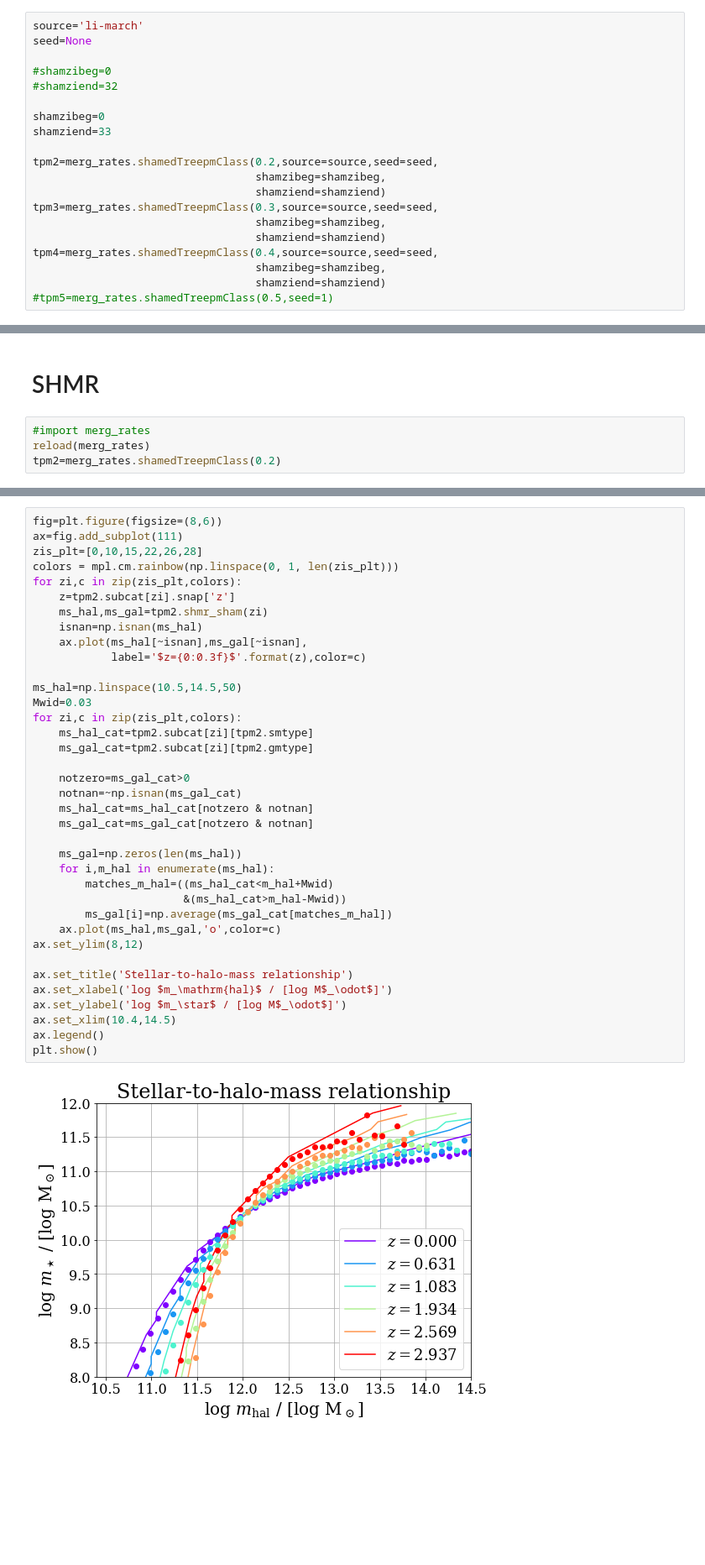
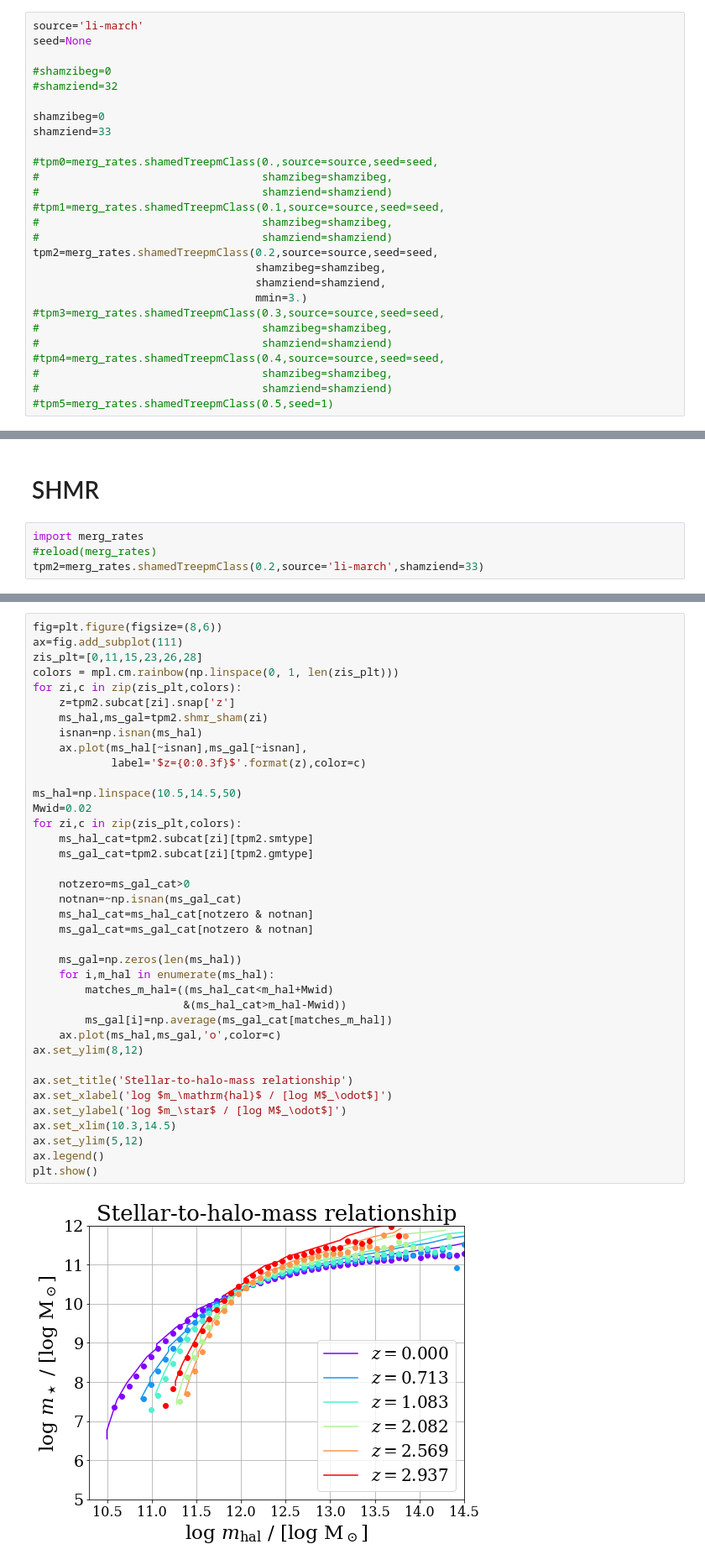
Before and after one commit to patricks1/mergers, a Jupyter notebook: halmassf.ipynb, the cells around one changed output, grey strips where cells are left out. Shown at 84% size. Saved outputs shown, nothing was run; the diff lists cells and outputs as text; blank space fills up the shorter version.

```diff
--- a/halmassf.ipynb
+++ b/halmassf.ipynb
@@ -38,15 +38,22 @@ seed=None
 shamzibeg=0
 shamziend=33
 
+#tpm0=merg_rates.shamedTreepmClass(0.,source=source,seed=seed,
+#                                  shamzibeg=shamzibeg,
+#                                  shamziend=shamziend)
+#tpm1=merg_rates.shamedTreepmClass(0.1,source=source,seed=seed,
+#                                  shamzibeg=shamzibeg,
+#                                  shamziend=shamziend)
 tpm2=merg_rates.shamedTreepmClass(0.2,source=source,seed=seed,
                                   shamzibeg=shamzibeg,
-                                  shamziend=shamziend)
-tpm3=merg_rates.shamedTreepmClass(0.3,source=source,seed=seed,
-                                  shamzibeg=shamzibeg,
-                                  shamziend=shamziend)
-tpm4=merg_rates.shamedTreepmClass(0.4,source=source,seed=seed,
-                                  shamzibeg=shamzibeg,
-                                  shamziend=shamziend)
+                                  shamziend=shamziend,
+                                  mmin=3.)
+#tpm3=merg_rates.shamedTreepmClass(0.3,source=source,seed=seed,
+#                                  shamzibeg=shamzibeg,
+#                                  shamziend=shamziend)
+#tpm4=merg_rates.shamedTreepmClass(0.4,source=source,seed=seed,
+#                                  shamzibeg=shamzibeg,
+#                                  shamziend=shamziend)
 #tpm5=merg_rates.shamedTreepmClass(0.5,seed=1)
 # %% [output]
 # in merg_rates.shamedTreepm():
@@ -397,9 +1079,9 @@ for zi in 2*np.arange(34/2):
 # %% [markdown]
 # SHMR
 # %%
-#import merg_rates
-reload(merg_rates)
-tpm2=merg_rates.shamedTreepmClass(0.2)
+import merg_rates
+#reload(merg_rates)
+tpm2=merg_rates.shamedTreepmClass(0.2,source='li-march',shamziend=33)
 # %% [output]
 # in merg_rates.shamedTreepm():
   read /data1/arwetzel/lcdm250/snapshot.txt
@@ -421,39 +1103,40 @@ Box Hubble 0.7
 # %%
 fig=plt.figure(figsize=(8,6))
 ax=fig.add_subplot(111)
-zis_plt=[0,10,15,22,26,28]
+zis_plt=[0,11,15,23,26,28]
 colors = mpl.cm.rainbow(np.linspace(0, 1, len(zis_plt)))
 for zi,c in zip(zis_plt,colors):
     z=tpm2.subcat[zi].snap['z']
     ms_hal,ms_gal=tpm2.shmr_sham(zi)
     isnan=np.isnan(ms_hal)
     ax.plot(ms_hal[~isnan],ms_gal[~isnan],
             label='$z={0:0.3f}$'.format(z),color=c)
 
 ms_hal=np.linspace(10.5,14.5,50)
-Mwid=0.03
+Mwid=0.02
 for zi,c in zip(zis_plt,colors):
     ms_hal_cat=tpm2.subcat[zi][tpm2.smtype]
     ms_gal_cat=tpm2.subcat[zi][tpm2.gmtype]
 
     notzero=ms_gal_cat>0
     notnan=~np.isnan(ms_gal_cat)
     ms_hal_cat=ms_hal_cat[notzero & notnan]
     ms_gal_cat=ms_gal_cat[notzero & notnan]
 
     ms_gal=np.zeros(len(ms_hal))
     for i,m_hal in enumerate(ms_hal):
         matches_m_hal=((ms_hal_cat<m_hal+Mwid)
                        &(ms_hal_cat>m_hal-Mwid))
         ms_gal[i]=np.average(ms_gal_cat[matches_m_hal])
     ax.plot(ms_hal,ms_gal,'o',color=c)
 ax.set_ylim(8,12)
 
 ax.set_title('Stellar-to-halo-mass relationship')
 ax.set_xlabel('log $m_\mathrm{hal}$ / [log M$_\odot$]')
 ax.set_ylabel('log $m_\star$ / [log M$_\odot$]')
-ax.set_xlim(10.4,14.5)
+ax.set_xlim(10.3,14.5)
+ax.set_ylim(5,12)
 ax.legend()
 plt.show()
 # %% [output]
-[figure, old version]
+[figure, new version]
```
Also changed, not shown: parts of 21 cells of this notebook, 3 other files.
